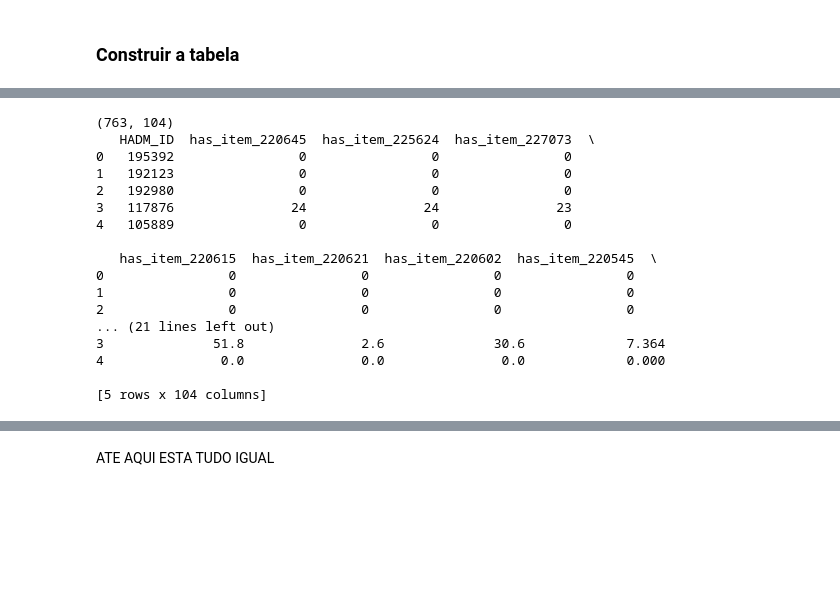
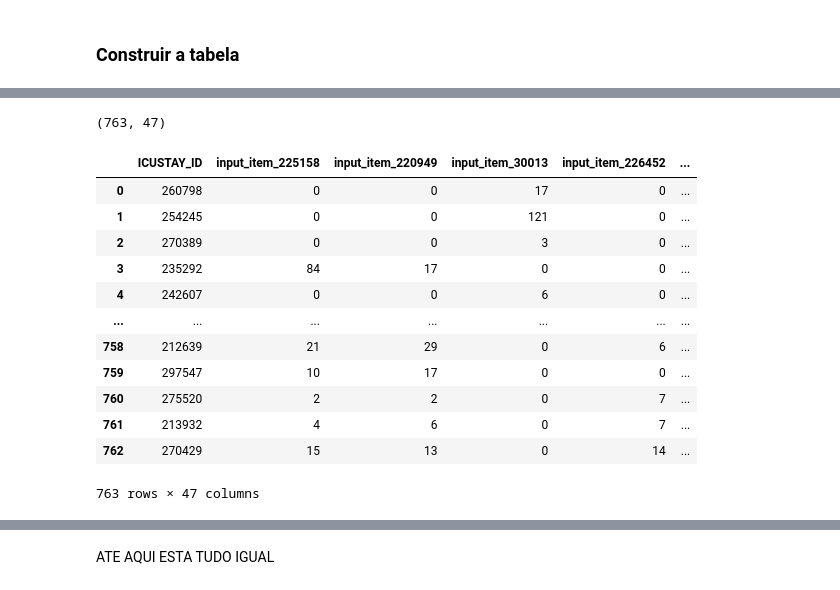
Before and after one commit to RodriCouto/ML_na_previsao_do_tempo_de_internato, a Jupyter notebook: ML_projeto2.ipynb, the cells around one changed output, grey strips where cells are left out. Cells and saved outputs as stored; diff of their text form; code cells hidden in the pictures; blank space fills up the shorter version.

```diff
--- a/ML_projeto2.ipynb
+++ b/ML_projeto2.ipynb
@@ -803,46 +838,50 @@ print(pivot.head())
 # %%
-#dosagens
-# Calcular médias de dose por HADM_ID e ITEMID
 dosage_means = (
-    chart_events
-    .dropna(subset=['VALUENUM'])
-    .groupby(['HADM_ID', 'ITEMID'])['VALUENUM']
+    input_combined
+    .groupby(['ICUSTAY_ID', 'ITEMID'])['AMOUNT']
     .mean()
     .unstack()
 )
 
+
 dosage_means = dosage_means.reindex(columns=selected_items, fill_value=0)
-dosage_means = dosage_means.add_prefix('MEAN_DOSE_')
+
+
+dosage_means = dosage_means.add_prefix('MEAN_DOSE_INPUT_')
 dosage_means = dosage_means.reset_index()
-pivot = pivot.merge(dosage_means, on='HADM_ID', how='left')
 
-dose_columns = [col for col in pivot.columns if isinstance(col, str) and col.startswith('MEAN_DOSE_')]
+pivot = pivot.merge(
+    dosage_means,
+    on='ICUSTAY_ID',
+    how='left'
+)
+
+
+dose_columns = [col for col in pivot.columns if col.startswith('MEAN_DOSE_INPUT_')]
 pivot[dose_columns] = pivot[dose_columns].fillna(0)
+
 
 if 'LOS' not in pivot.columns:
     pivot = pivot.merge(
-        icustays_filtered[['HADM_ID', 'LOS']].drop_duplicates(subset='HADM_ID'),
-        on='HADM_ID',
+        icustays[['ICUSTAY_ID', 'LOS']].drop_duplicates(subset='ICUSTAY_ID'),
+        on='ICUSTAY_ID',
         how='left'
     )
 
 print(pivot.shape)
-print(pivot.head())
+pivot
 # %% [output]
-(763, 104)
-   HADM_ID  has_item_220645  has_item_225624  has_item_227073  \
-0   195392                0                0                0
-1   192123                0                0                0
-2   192980                0                0                0
-3   117876               24               24               23
-4   105889                0                0                0
-
-   has_item_220615  has_item_220621  has_item_220602  has_item_220545  \
-0                0                0                0                0
-1                0                0                0                0
-2                0                0                0                0
-... (21 lines left out)
-3              51.8               2.6              30.6             7.364
-4               0.0               0.0               0.0             0.000
-
-[5 rows x 104 columns]
+(763, 47)
+|  | ICUSTAY_ID | input_item_225158 | input_item_220949 | input_item_30013 | input_item_226452 | ... |
+| 0 | 260798 | 0 | 0 | 17 | 0 | ... |
+| 1 | 254245 | 0 | 0 | 121 | 0 | ... |
+| 2 | 270389 | 0 | 0 | 3 | 0 | ... |
+| 3 | 235292 | 84 | 17 | 0 | 0 | ... |
+| 4 | 242607 | 0 | 0 | 6 | 0 | ... |
+| ... | ... | ... | ... | ... | ... | ... |
+| 758 | 212639 | 21 | 29 | 0 | 6 | ... |
+| 759 | 297547 | 10 | 17 | 0 | 0 | ... |
+| 760 | 275520 | 2 | 2 | 0 | 7 | ... |
+| 761 | 213932 | 4 | 6 | 0 | 7 | ... |
+| 762 | 270429 | 15 | 13 | 0 | 14 | ... |
+763 rows × 47 columns
```
Also changed, not shown: parts of 49 cells of this notebook.
